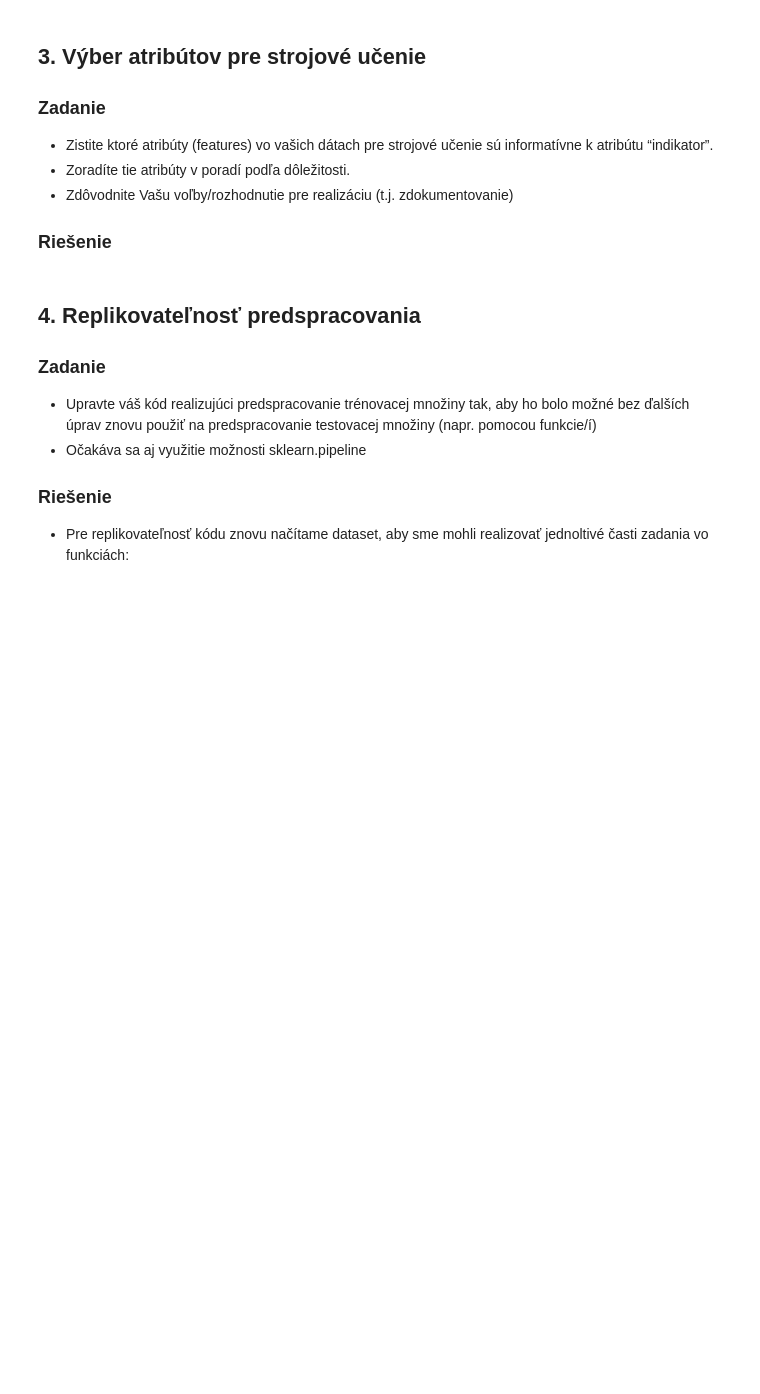
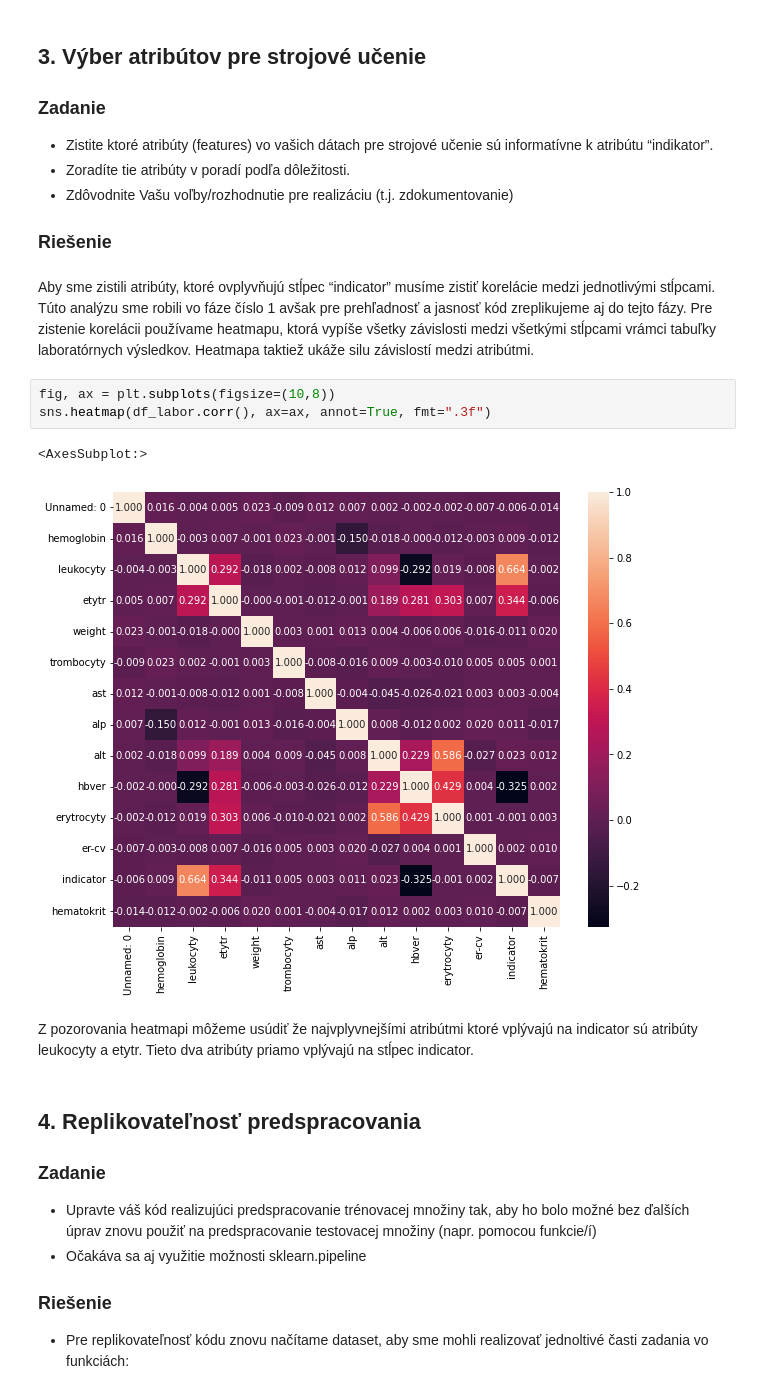
Before and after one commit to Matovic/Chronic-Lymphocytic-Leukemia, a Jupyter notebook: src/2_data_pre-processing/2-DPP.ipynb, the cells around one changed output. Drawn from its saved outputs; the diff is of its cells as text; blank space fills up the shorter version.

```diff
--- a/src/2_data_pre-processing/2-DPP.ipynb
+++ b/src/2_data_pre-processing/2-DPP.ipynb
@@ -765,6 +768,16 @@ df_labor.head()
 - Zdôvodnite Vašu voľby/rozhodnutie pre realizáciu (t.j. zdokumentovanie)
 
 ### Riešenie
+# %% [markdown]
+Aby sme zistili atribúty, ktoré ovplyvňujú stĺpec “indicator” musíme zistiť korelácie medzi jednotlivými stĺpcami. Túto analýzu sme robili vo fáze číslo 1 avšak pre prehľadnosť a jasnosť kód zreplikujeme aj do tejto fázy. Pre zistenie korelácii používame heatmapu, ktorá vypíše všetky závislosti medzi všetkými stĺpcami vrámci tabuľky laboratórnych výsledkov. Heatmapa taktiež ukáže silu závislostí medzi atribútmi.
+# %%
+fig, ax = plt.subplots(figsize=(10,8))
+sns.heatmap(df_labor.corr(), ax=ax, annot=True, fmt=".3f")
+# %% [output]
+<AxesSubplot:>
+[figure, added]
+# %% [markdown]
+Z pozorovania heatmapi môžeme usúdiť že najvplyvnejšími atribútmi ktoré vplývajú na indicator sú atribúty leukocyty a etytr. Tieto dva atribúty priamo vplývajú na stĺpec indicator.
 # %% [markdown]
 ## 4. Replikovateľnosť predspracovania
 
```
Also changed, not shown: parts of 2 cells of this notebook.
